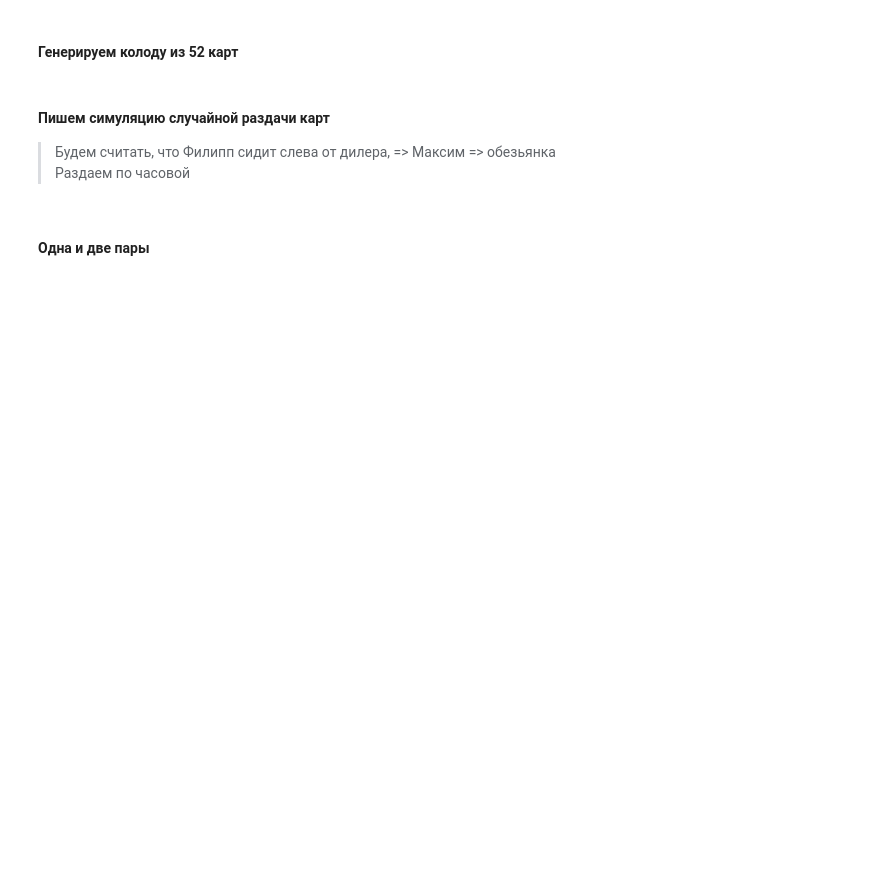
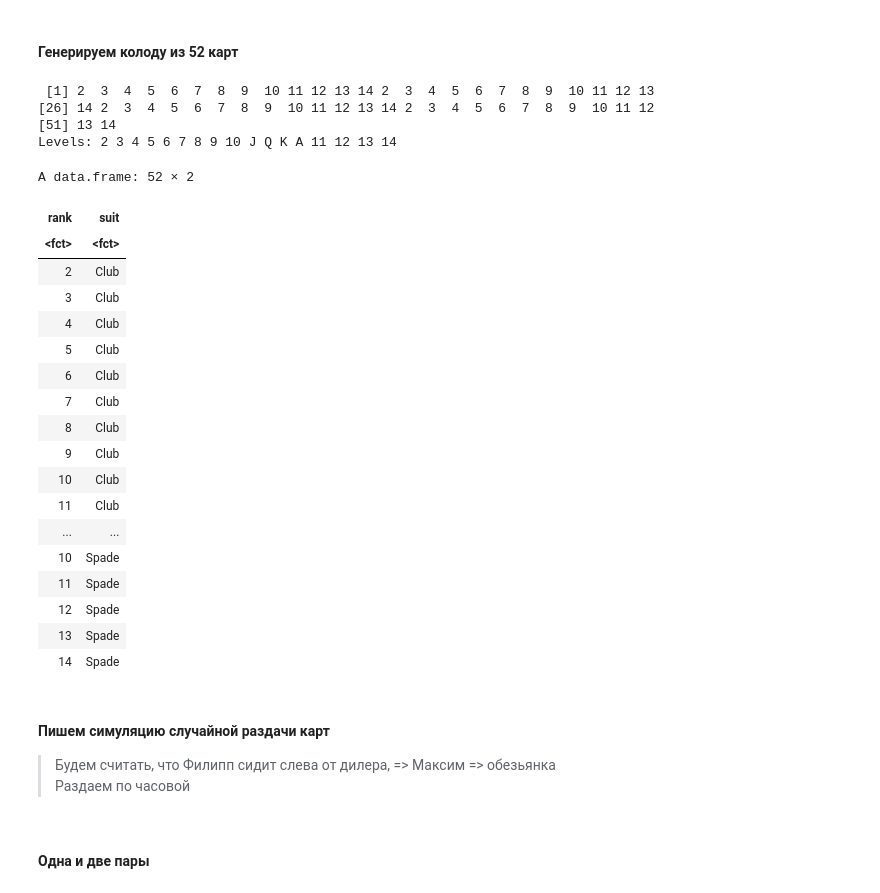
Before and after one commit to Migisen/r_homeworks, a Jupyter notebook: hw1/HW1.ipynb, the cells around one changed output. Cells and saved outputs as stored; diff of their text form; code cells hidden in the pictures; blank space fills up the shorter version.

```diff
--- a/hw1/HW1.ipynb
+++ b/hw1/HW1.ipynb
@@ -249,3 +229,39 @@ deck <- cards(jokers = FALSE, makespace = FALSE)
+# %%
+deck <- cards(jokers = FALSE, makespace = FALSE)
+levels(deck$rank) <- c(levels(deck$rank), 11, 12, 13, 14)
+
+# Делаем encoding xd, чтобы легче искать последовательности
+deck$rank[deck$rank == 'J'] <- 11
+deck$rank[deck$rank == 'Q'] <- 12
+deck$rank[deck$rank == 'K'] <- 13
+deck$rank[deck$rank == 'A'] <- 14
+deck$rank
+
+deck
+# %% [output]
+ [1] 2  3  4  5  6  7  8  9  10 11 12 13 14 2  3  4  5  6  7  8  9  10 11 12 13
+[26] 14 2  3  4  5  6  7  8  9  10 11 12 13 14 2  3  4  5  6  7  8  9  10 11 12
+[51] 13 14
+Levels: 2 3 4 5 6 7 8 9 10 J Q K A 11 12 13 14
+A data.frame: 52 × 2
+| rank | suit |
+| <fct> | <fct> |
+| 2 | Club |
+| 3 | Club |
+| 4 | Club |
+| 5 | Club |
+| 6 | Club |
+| 7 | Club |
+| 8 | Club |
+| 9 | Club |
+| 10 | Club |
+| 11 | Club |
+| ... | ... |
+| 10 | Spade |
+| 11 | Spade |
+| 12 | Spade |
+| 13 | Spade |
+| 14 | Spade |
 # %% [markdown]
 #### Пишем симуляцию случайной раздачи карт
 > Будем считать, что Филипп сидит слева от дилера, => Максим => обезьянка\
```
Also changed, not shown: parts of 7 cells of this notebook.
